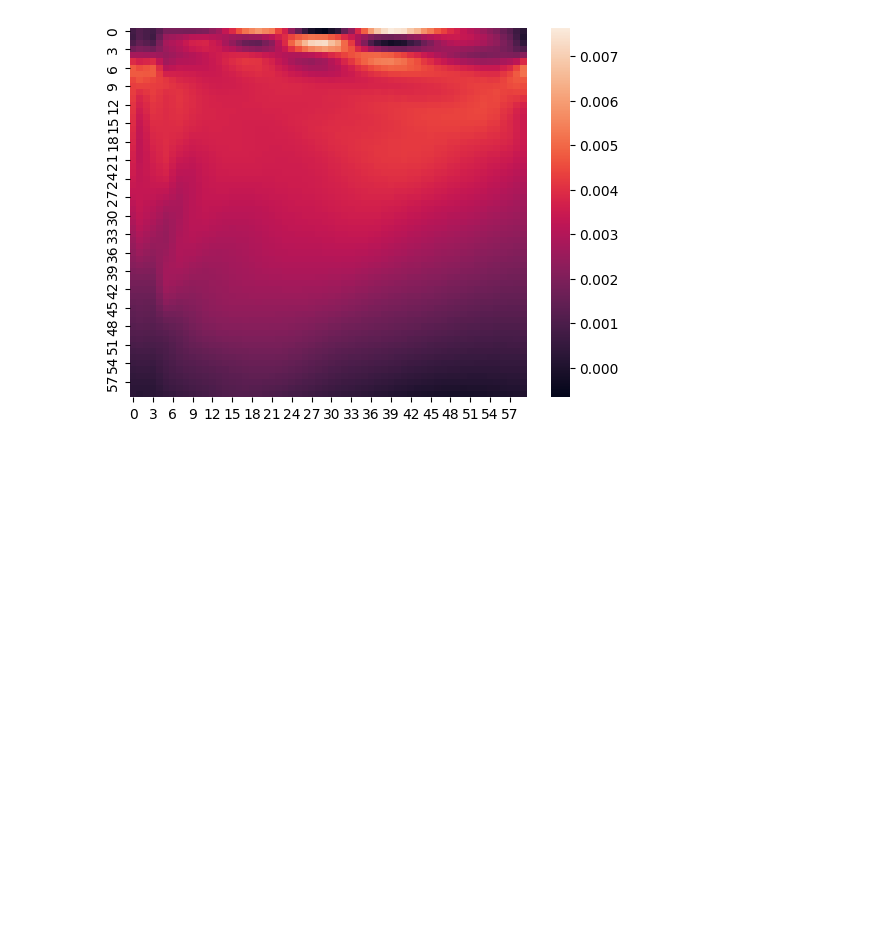
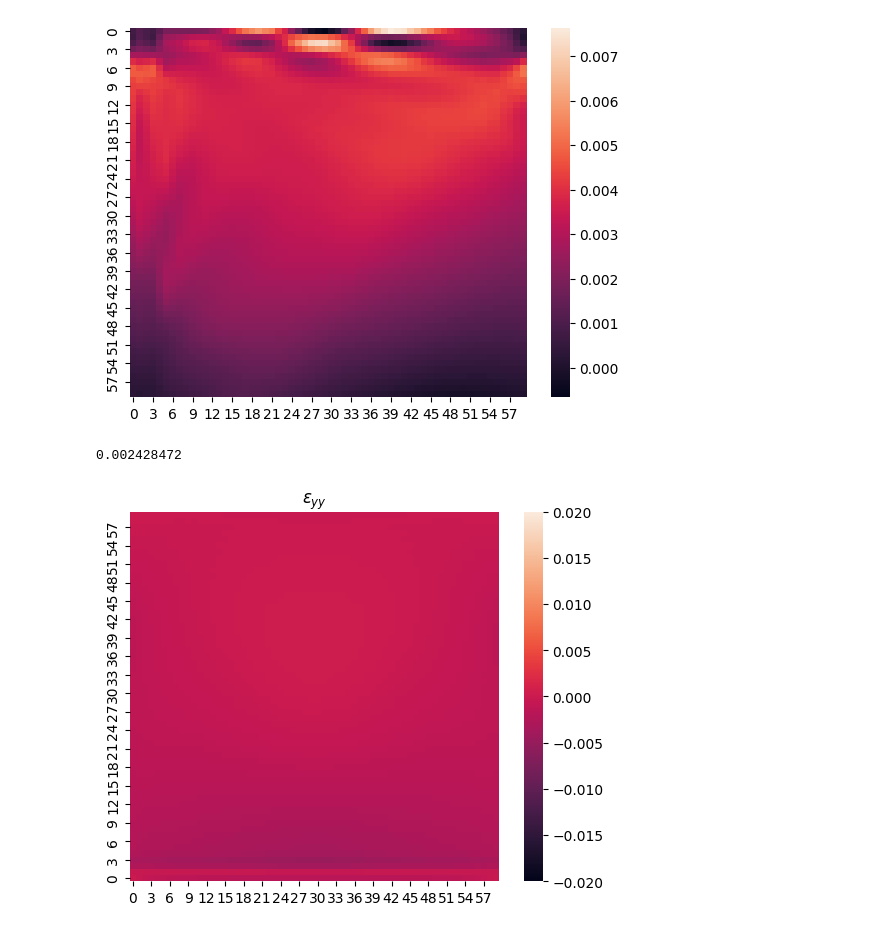
Before and after one commit to geoelements-dev/diffmpm_bridge, a Jupyter notebook: bridge_opt.ipynb, the cells around one changed output. Drawn from its saved outputs; the diff is of its cells as text; code cells hidden in the pictures; blank space fills up the shorter version.

```diff
--- a/bridge_opt.ipynb
+++ b/bridge_opt.ipynb
@@ -255,3 +255,38 @@ sns.heatmap(data)
 # %% [output]
 <Axes: >
 [figure]
+# %%
+strain_grav[:,:,1,1].max()
+# %% [output]
+0.002428472
+# %%
+import numpy as np
+import seaborn as sns
+import matplotlib.pyplot as plt
+from matplotlib import animation
+import einops
+
+strain_grav = np.load("strain_grav.npy")
+x_grav = np.load("x_grav.npy")
+strain_g_yy = strain_grav[:, :, 1, 1]
+
+fig = plt.figure()
+def init():
+    sns.heatmap(np.zeros((10, 10)), vmin = -0.02, vmax=0.003, square=True, cbar=True)
+
+def animate(i):
+    data = einops.rearrange(strain_grav[i, :, 1, 1], '(x y) -> y x', x=60)
+    ax = sns.heatmap(data, vmin = -0.02, vmax=0.02, square=True, cbar=False)
+    ax.invert_yaxis()
+    ax.set_title('$\epsilon_{yy}$')
+
+
+anim = animation.FuncAnimation(fig, animate, init_func=init, frames=1024, repeat = False)
+
+savefile = r"test3y.gif"
+pillowwriter = animation.PillowWriter(fps=20)
+anim.save(savefile, writer=pillowwriter)
+
+plt.show()
+# %% [output]
+[figure, added]
```
Also changed, not shown: parts of 2 cells of this notebook, 1 other file.
